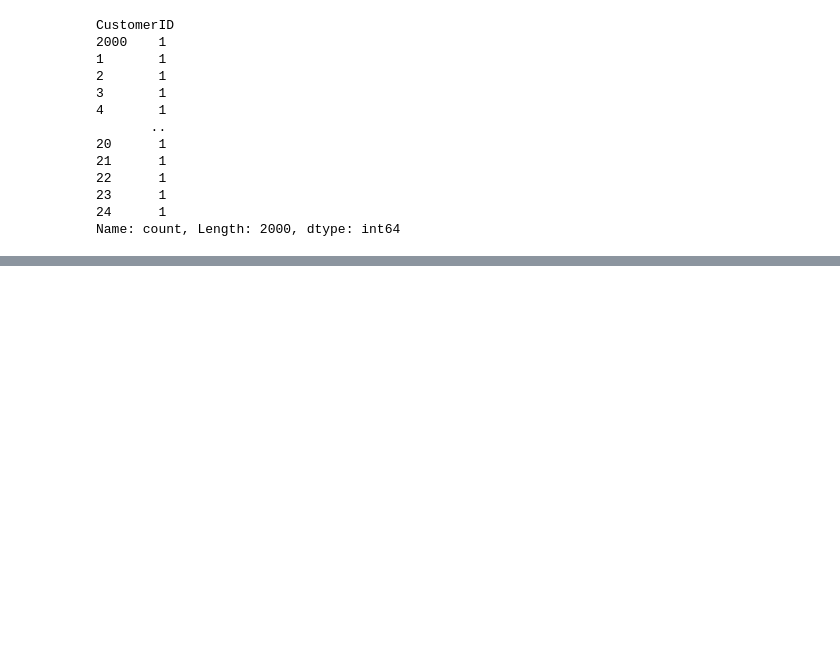
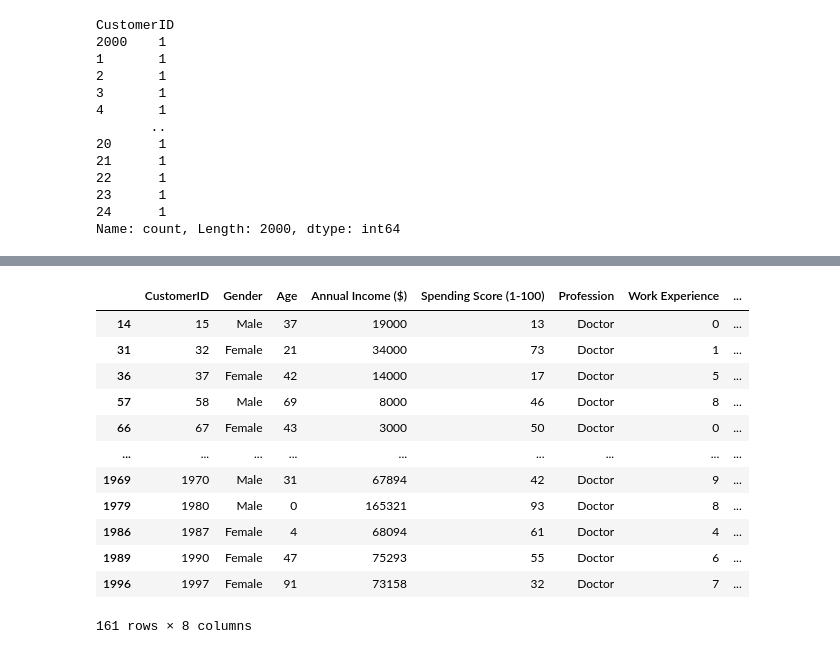
Before and after one commit to JuanLopezAranzazu/python-pandas-sqlalchemy-example, a Jupyter notebook: notebooks/customer_data_analysis.ipynb, the cells around one changed output, grey strips where cells are left out. Saved outputs shown, nothing was run; the diff lists cells and outputs as text; code cells hidden in the pictures; blank space fills up the shorter version.

```diff
--- a/notebooks/customer_data_analysis.ipynb
+++ b/notebooks/customer_data_analysis.ipynb
@@ -123,0 +148,17 @@ Name: count, Length: 2000, dtype: int64
+# %%
+# filtrar datos por profesion
+df[df["Profession"] == "Doctor"]
+# %% [output]
+|  | CustomerID | Gender | Age | Annual Income ($) | Spending Score (1-100) | Profession | Work Experience | ... |
+| 14 | 15 | Male | 37 | 19000 | 13 | Doctor | 0 | ... |
+| 31 | 32 | Female | 21 | 34000 | 73 | Doctor | 1 | ... |
+| 36 | 37 | Female | 42 | 14000 | 17 | Doctor | 5 | ... |
+| 57 | 58 | Male | 69 | 8000 | 46 | Doctor | 8 | ... |
+| 66 | 67 | Female | 43 | 3000 | 50 | Doctor | 0 | ... |
+| ... | ... | ... | ... | ... | ... | ... | ... | ... |
+| 1969 | 1970 | Male | 31 | 67894 | 42 | Doctor | 9 | ... |
+| 1979 | 1980 | Male | 0 | 165321 | 93 | Doctor | 8 | ... |
+| 1986 | 1987 | Female | 4 | 68094 | 61 | Doctor | 4 | ... |
+| 1989 | 1990 | Female | 47 | 75293 | 55 | Doctor | 6 | ... |
+| 1996 | 1997 | Female | 91 | 73158 | 32 | Doctor | 7 | ... |
+161 rows × 8 columns
```
Also changed, not shown: parts of 3 cells of this notebook, 5 other files.
